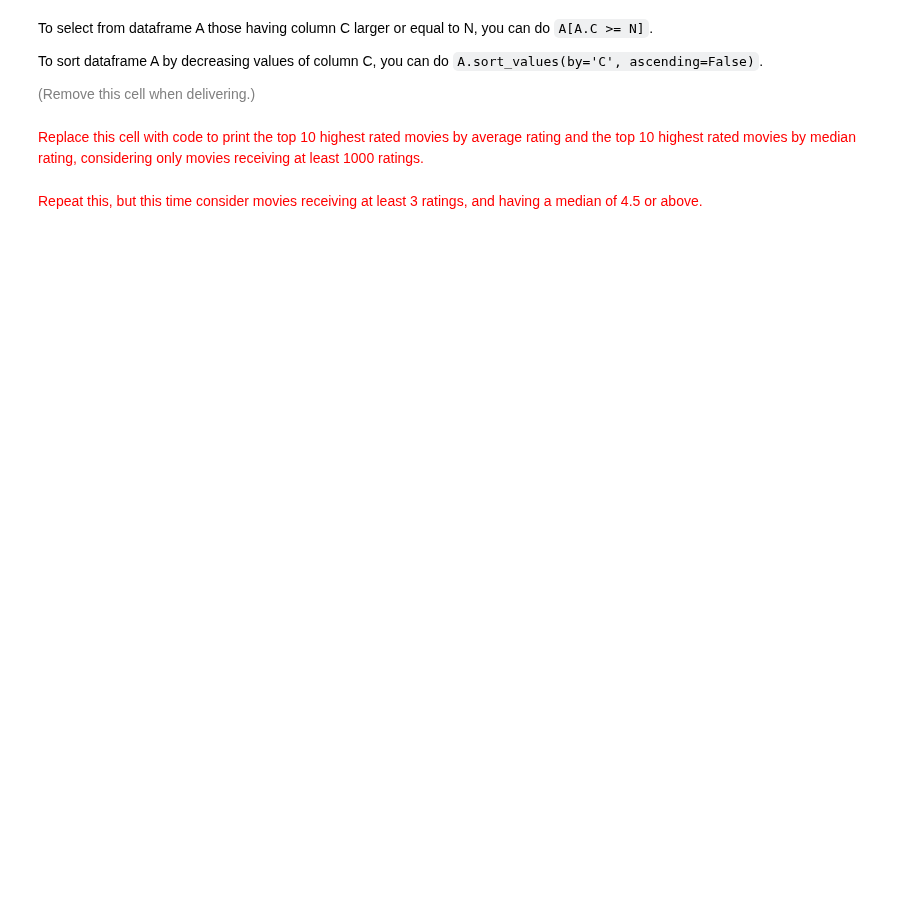
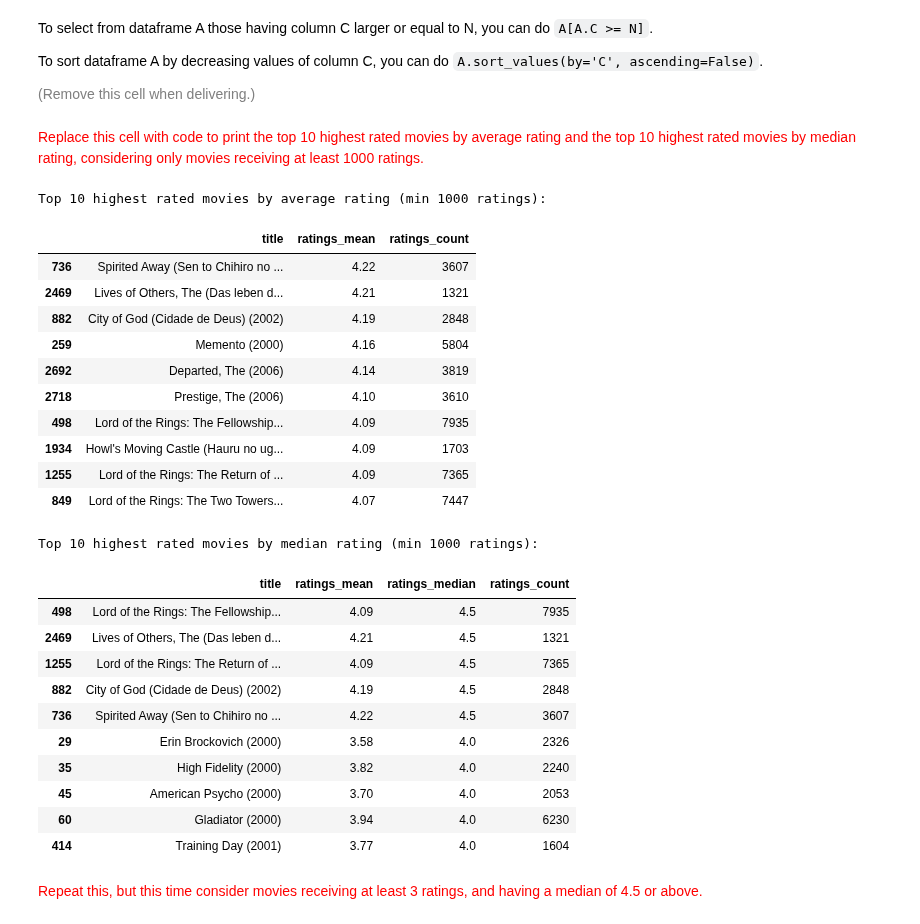
Before and after one commit to zsykk/datamining_2nd, a Jupyter notebook: ps06_item_based_recsys_103.ipynb, the cells around one changed output. Saved outputs shown, nothing was run; the diff lists cells and outputs as text; code cells hidden in the pictures; blank space fills up the shorter version.

```diff
--- a/ps06_item_based_recsys_103.ipynb
+++ b/ps06_item_based_recsys_103.ipynb
@@ -222,5 +267,43 @@ To sort dataframe A by decreasing values of column C, you can do `A.sort_values(
 <font size="-1" color="gray">(Remove this cell when delivering.)</font>
 # %% [markdown]
 <font size="+1" color="red">Replace this cell with code to print the top 10 highest rated movies by average rating and the top 10 highest rated movies by median rating, considering only movies receiving at least 1000 ratings.</font>
+# %%
+# Filter movies with ratings >= 1000
+popular_movies = ratings_summary[ratings_summary['ratings_count'] >= 1000]
+
+# Top 10 mean
+top10_mean = popular_movies.sort_values(by='ratings_mean', ascending=False).head(10)
+print("Top 10 highest rated movies by average rating (min 1000 ratings):")
+display(top10_mean[['title', 'ratings_mean', 'ratings_count']])
+
+# Top 10 median
+top10_median = popular_movies.sort_values(by='ratings_median', ascending=False).head(10)
+print("\nTop 10 highest rated movies by median rating (min 1000 ratings):")
+display(top10_median[['title', 'ratings_mean', 'ratings_median', 'ratings_count']])
+# %% [output]
+Top 10 highest rated movies by average rating (min 1000 ratings):
+|  | title | ratings_mean | ratings_count |
+| 736 | Spirited Away (Sen to Chihiro no ... | 4.22 | 3607 |
+| 2469 | Lives of Others, The (Das leben d... | 4.21 | 1321 |
+| 882 | City of God (Cidade de Deus) (2002) | 4.19 | 2848 |
+| 259 | Memento (2000) | 4.16 | 5804 |
+| 2692 | Departed, The (2006) | 4.14 | 3819 |
+| 2718 | Prestige, The (2006) | 4.10 | 3610 |
+| 498 | Lord of the Rings: The Fellowship... | 4.09 | 7935 |
+| 1934 | Howl's Moving Castle (Hauru no ug... | 4.09 | 1703 |
+| 1255 | Lord of the Rings: The Return of ... | 4.09 | 7365 |
+| 849 | Lord of the Rings: The Two Towers... | 4.07 | 7447 |
+Top 10 highest rated movies by median rating (min 1000 ratings):
+|  | title | ratings_mean | ratings_median | ratings_count |
+| 498 | Lord of the Rings: The Fellowship... | 4.09 | 4.5 | 7935 |
+| 2469 | Lives of Others, The (Das leben d... | 4.21 | 4.5 | 1321 |
+| 1255 | Lord of the Rings: The Return of ... | 4.09 | 4.5 | 7365 |
+| 882 | City of God (Cidade de Deus) (2002) | 4.19 | 4.5 | 2848 |
+| 736 | Spirited Away (Sen to Chihiro no ... | 4.22 | 4.5 | 3607 |
+| 29 | Erin Brockovich (2000) | 3.58 | 4.0 | 2326 |
+| 35 | High Fidelity (2000) | 3.82 | 4.0 | 2240 |
+| 45 | American Psycho (2000) | 3.70 | 4.0 | 2053 |
+| 60 | Gladiator (2000) | 3.94 | 4.0 | 6230 |
+| 414 | Training Day (2001) | 3.77 | 4.0 | 1604 |
 # %% [markdown]
 <font size="+1" color="red">Repeat this, but this time consider movies receiving at least 3 ratings, and having a median of 4.5 or above.</font>
```
Also changed, not shown: parts of 10 cells of this notebook.
